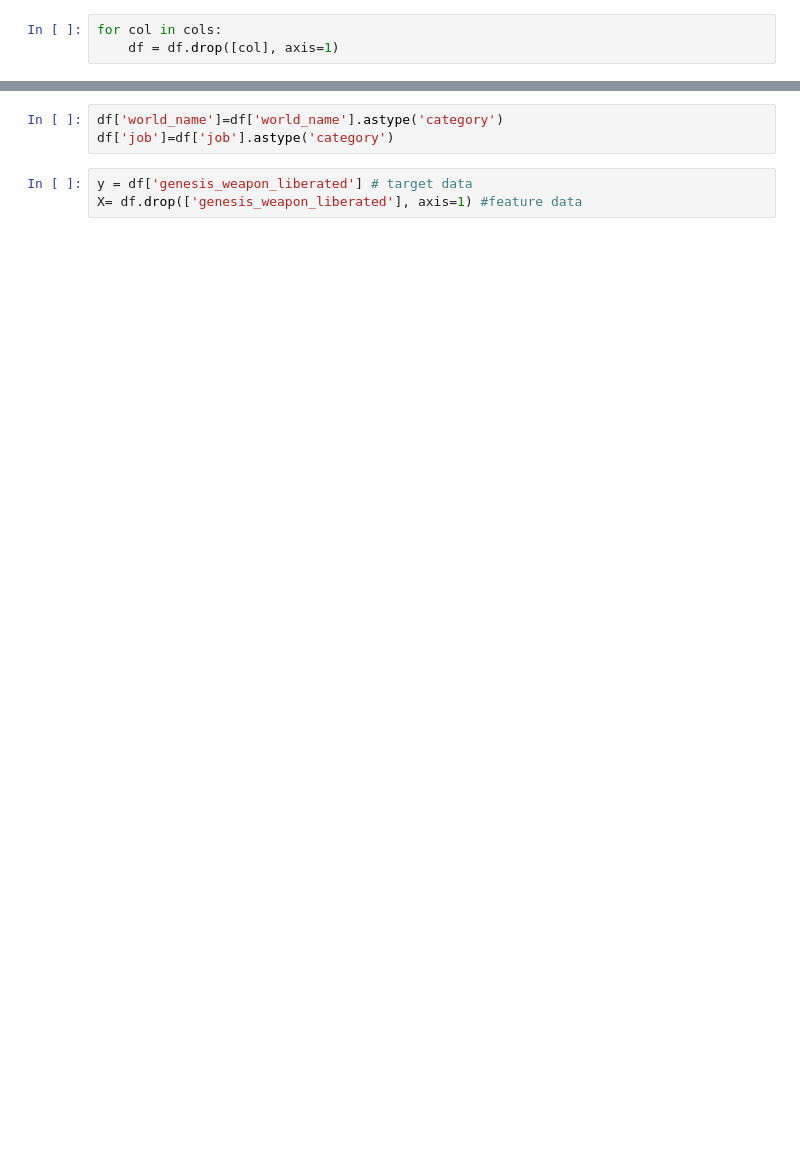
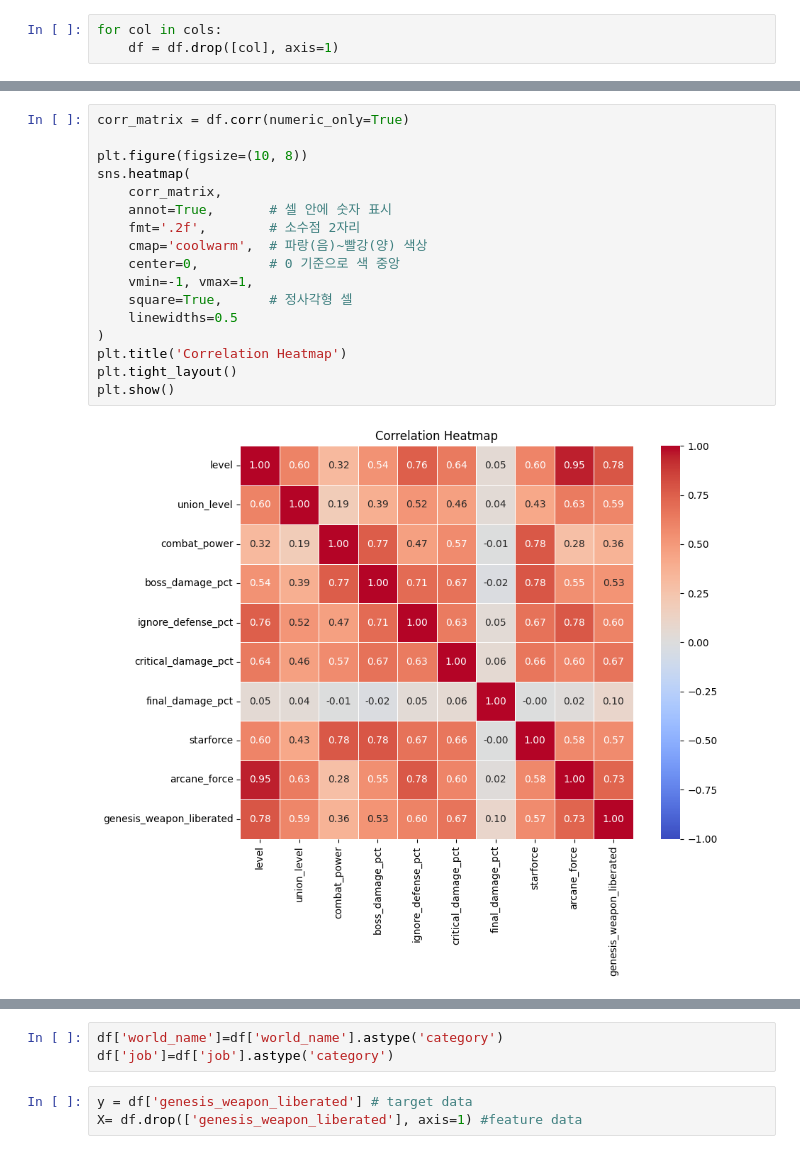
Before and after one commit to SKNETWORKS-FAMILY-AICAMP/SKN27-3rd-1TEAM, a Jupyter notebook: ML/ML.ipynb, the cells around one changed output, grey strips where cells are left out. Drawn from its saved outputs; the diff is of its cells as text; blank space fills up the shorter version.

```diff
--- a/ML/ML.ipynb
+++ b/ML/ML.ipynb
@@ -58,0 +168,19 @@ memory usage: 28.4 KB
+# %%
+corr_matrix = df.corr(numeric_only=True)
+
+plt.figure(figsize=(10, 8))
+sns.heatmap(
+    corr_matrix,
+    annot=True,       # 셀 안에 숫자 표시
+    fmt='.2f',        # 소수점 2자리
+    cmap='coolwarm',  # 파랑(음)~빨강(양) 색상
+    center=0,         # 0 기준으로 색 중앙
+    vmin=-1, vmax=1,
+    square=True,      # 정사각형 셀
+    linewidths=0.5
+)
+plt.title('Correlation Heatmap')
+plt.tight_layout()
+plt.show()
+# %% [output]
+[figure, added]
```
Also changed, not shown: parts of 21 cells of this notebook, 3 other files.
